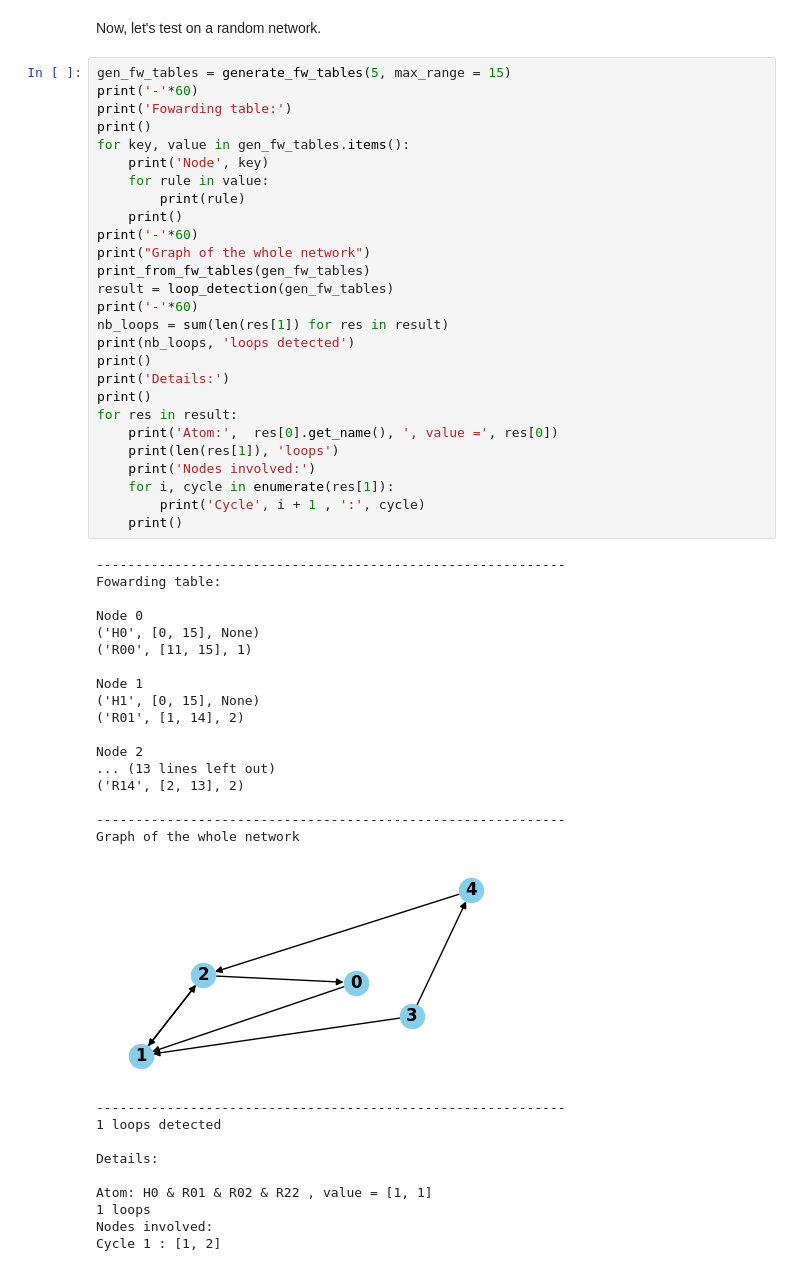
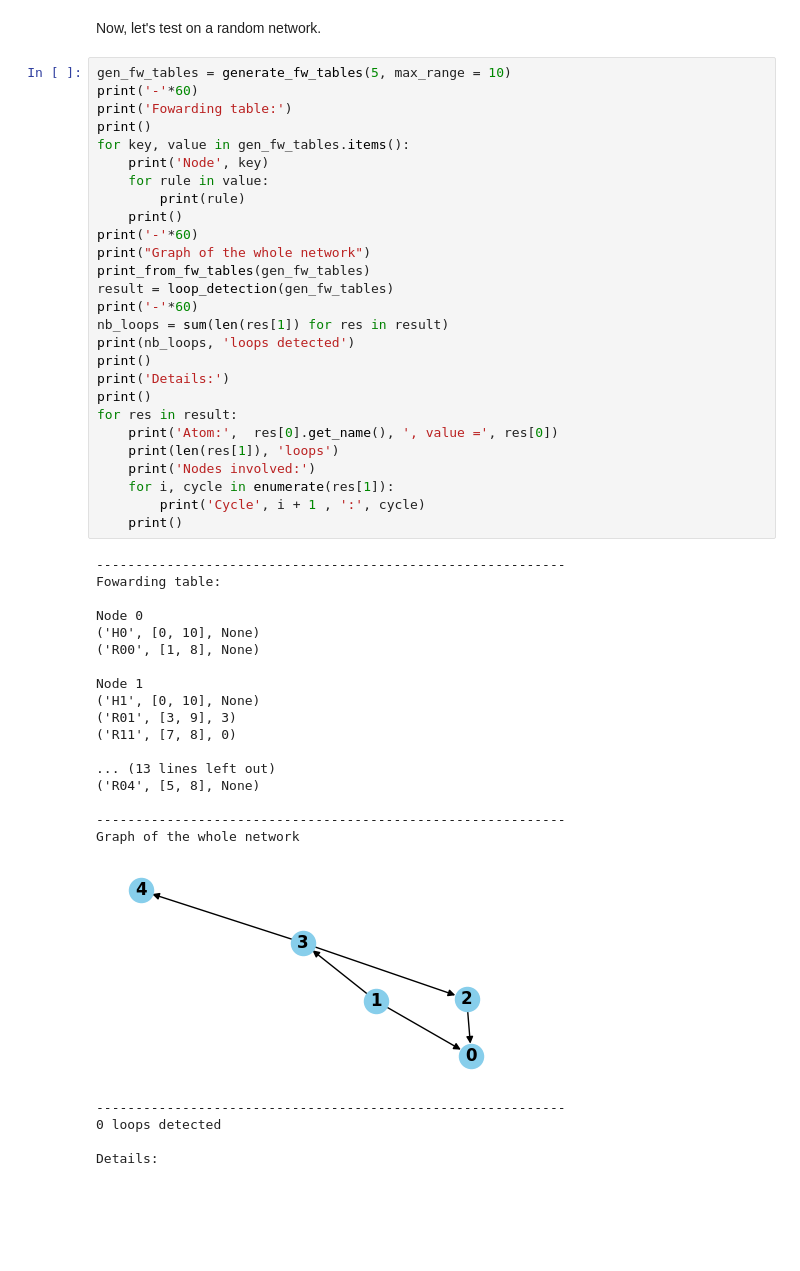
Before and after one commit to abaiesu/loop-detection, a Jupyter notebook: docs/tutorials/loop_tutorial.ipynb, the cells around one changed output. Saved outputs shown, nothing was run; the diff lists cells and outputs as text; blank space fills up the shorter version.

```diff
--- a/docs/tutorials/loop_tutorial.ipynb
+++ b/docs/tutorials/loop_tutorial.ipynb
@@ -120,7 +120,7 @@ Nodes involved: {1, 3}
 # %% [markdown]
 Now, let's test on a random network.
 # %%
-gen_fw_tables = generate_fw_tables(5, max_range = 15)
+gen_fw_tables = generate_fw_tables(5, max_range = 10)
 print('-'*60)
 print('Fowarding table:')
 print()
@@ -131,46 +131,41 @@ for key, value in gen_fw_tables.items():
     print()
 print('-'*60)
 print("Graph of the whole network")
 print_from_fw_tables(gen_fw_tables)
 result = loop_detection(gen_fw_tables)
 print('-'*60)
 nb_loops = sum(len(res[1]) for res in result)
 print(nb_loops, 'loops detected')
 print()
 print('Details:')
 print()
 for res in result:
     print('Atom:',  res[0].get_name(), ', value =', res[0])
     print(len(res[1]), 'loops')
     print('Nodes involved:')
     for i, cycle in enumerate(res[1]):
         print('Cycle', i + 1 , ':', cycle)
     print()
 # %% [output]
 ------------------------------------------------------------
 Fowarding table:
 
 Node 0
-('H0', [0, 15], None)
-('R00', [11, 15], 1)
+('H0', [0, 10], None)
+('R00', [1, 8], None)
 
 Node 1
-('H1', [0, 15], None)
-('R01', [1, 14], 2)
+('H1', [0, 10], None)
+('R01', [3, 9], 3)
+('R11', [7, 8], 0)
 
-Node 2
 ... (13 lines left out)
-('R14', [2, 13], 2)
+('R04', [5, 8], None)
 
 ------------------------------------------------------------
 Graph of the whole network
-[figure, old version]
+[figure, new version]
 ------------------------------------------------------------
-1 loops detected
+0 loops detected
 
 Details:
-
-Atom: H0 & R01 & R02 & R22 , value = [1, 1]
-1 loops
-Nodes involved:
-Cycle 1 : [1, 2]
```
Also changed, not shown: parts of 3 cells of this notebook.
